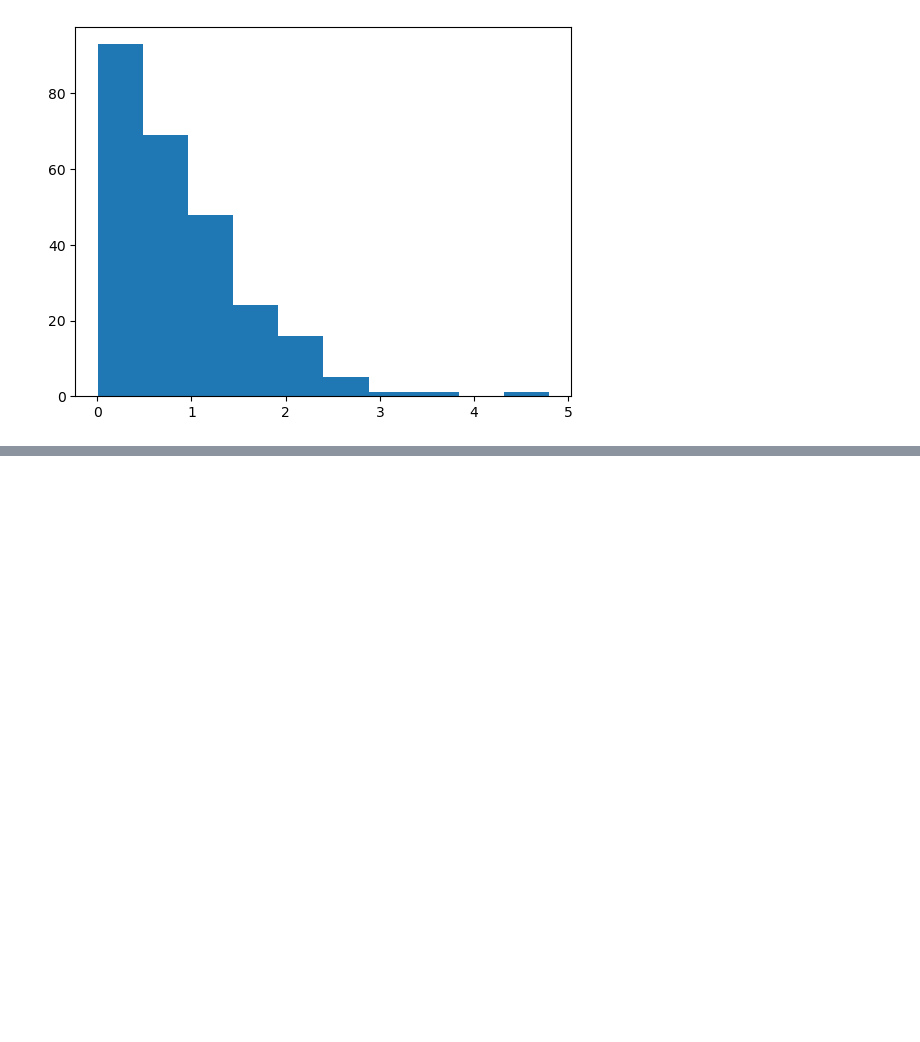
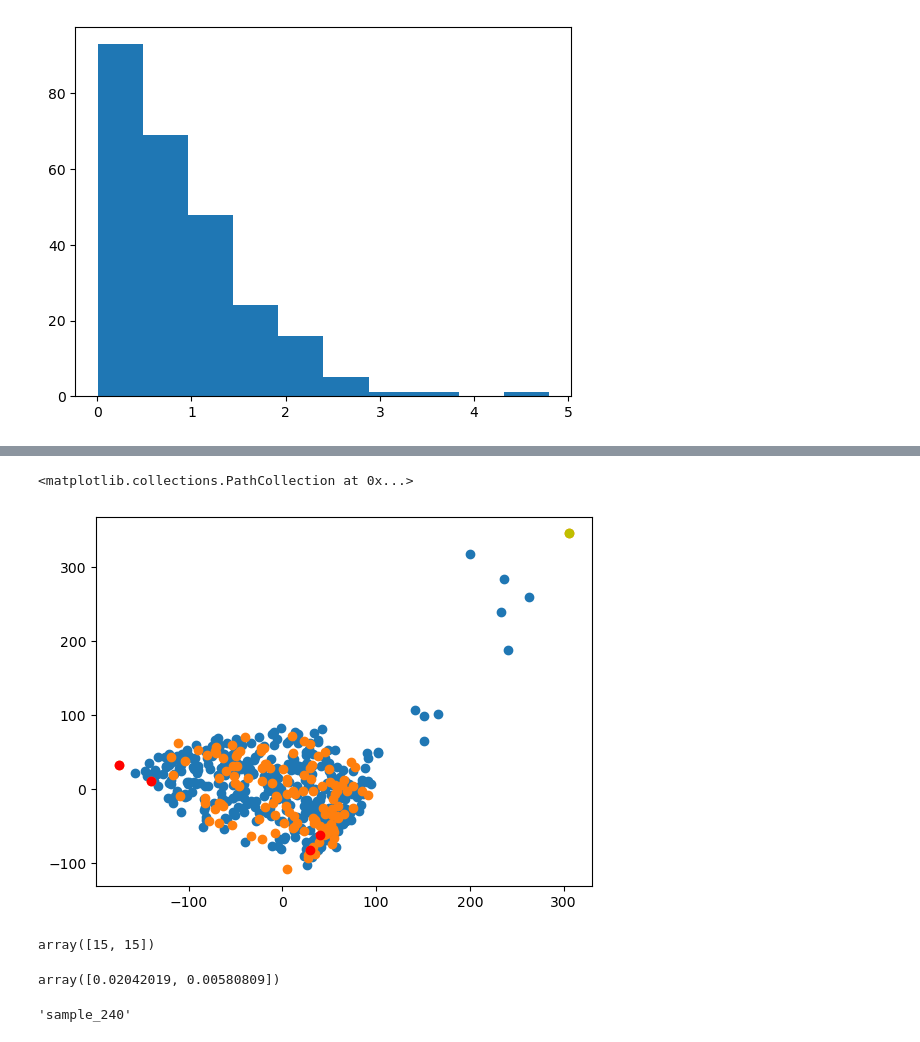
Before and after one commit to AdvancedResearchInnovationCenter/TactiGraph, a Jupyter notebook: src/stupid.ipynb, the cells around one changed output, grey strips where cells are left out. Cells and saved outputs as stored; diff of their text form; code cells hidden in the pictures; blank space fills up the shorter version.

```diff
--- a/src/stupid.ipynb
+++ b/src/stupid.ipynb
@@ -308,0 +247,21 @@ np.degrees(np.max(np.abs(reg_aug.predict(X_val) - y_val)))
+# %%
+X_val_pca = pca.transform(X_val)
+plt.scatter(*X_train_pca.T)
+plt.scatter(*X_val_pca.T)
+plt.scatter(*X_val_pca[[73, 121,  64, 118]].T, c='r')
+plt.scatter(*X_val_pca[15, :].T, c='y')
+# %% [output]
+<matplotlib.collections.PathCollection at 0x...>
+[figure, added]
+# %%
+np.argmax(X_val_pca, axis=0)
+# %% [output]
+array([15, 15])
+# %%
+np.abs(reg.predict(X_val) - y_val)[15]
+# %% [output]
+array([0.02042019, 0.00580809])
+# %%
+val_idx[73]
+# %% [output]
+'sample_240'
```
Also changed, not shown: parts of 41 cells of this notebook, 2 other files.
